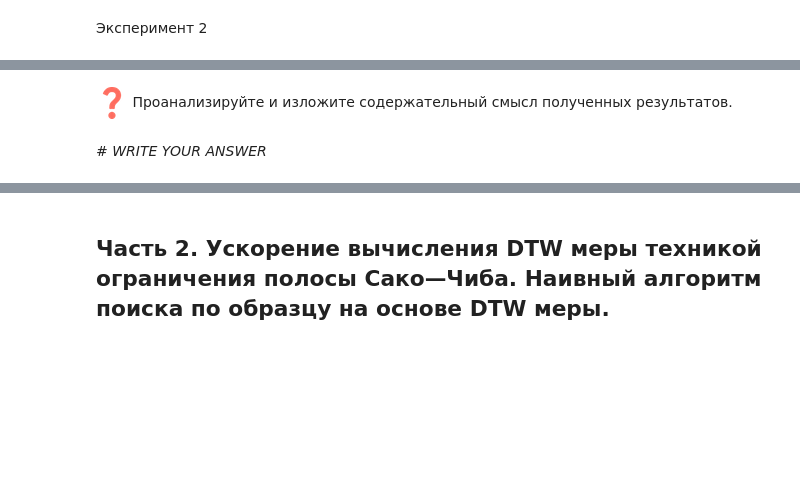
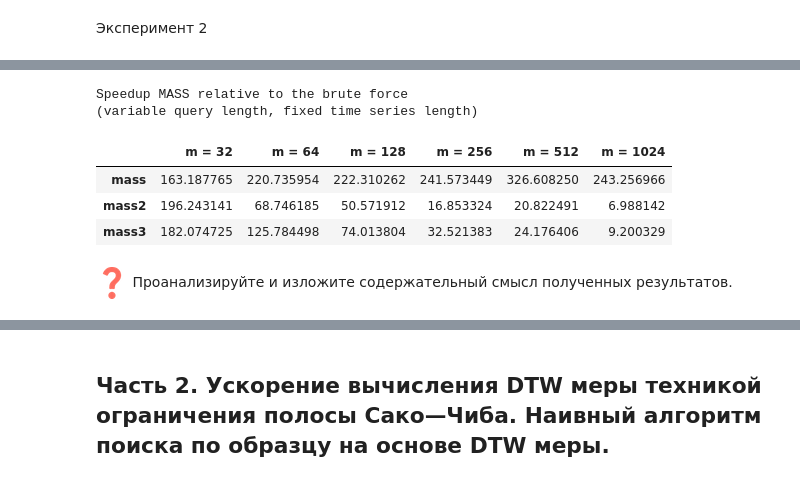
Before and after one commit to evgenkot/2025-Raschupkin-TimeSeriesCourse, a Jupyter notebook: practice/02 Similarity search/02 Similarity search.ipynb, the cells around one changed output, grey strips where cells are left out. Cells and saved outputs as stored; diff of their text form; code cells hidden in the pictures; blank space fills up the shorter version.

```diff
--- a/practice/02 Similarity search/02 Similarity search.ipynb
+++ b/practice/02 Similarity search/02 Similarity search.ipynb
@@ -237,4 +288,19 @@ exp2_data = {
     'query': dict.fromkeys(map(str, m_list), [])
 }
 
-# INSERT YOUR CODE
+for sm2_m in m_list:
+    sm2_ts_array = np.random.rand(n)
+    sm2_query_array = np.random.rand(sm2_m)
+    exp2_data['ts'][str(n)] = sm2_ts_array
+    exp2_data['query'][str(sm2_m)] = sm2_query_array
+
+
+sm2_exp_results = {}
+for sm_algorithm in algorithms:
+    sm2_exp_results[sm_algorithm] = run_experiment(
+        algorithm=sm_algorithm,
+        task='distance_profile',
+        data=exp2_data,
+        exp_params=exp2_params,
+        alg_params=algorithms_params[sm_algorithm],
+    )
@@ -245,12 +311,25 @@ comparison_param = np.array(algorithms)
 # %%
-tab_index = algorithms[1:]
-tab_columns = [f"m = {m}" for m in m_list]
-tab_title = "Speedup MASS relative to the brute force <br> (variable query length, fixed time series length)"
+sm2_t_bf = sm2_exp_results['brute_force']
 
-# INSERT YOUR CODE
+sm2_tab_index = algorithms[1:]
+sm2_tab_columns = [f"m = {sm2_m}" for sm2_m in m_list]
+sm2_tab_title = "Speedup MASS relative to the brute force <br> (variable query length, fixed time series length)"
+
+sm2_speedups = []
+for sm_algorithm in algorithms[1:]:
+    sm2_t_mass = sm2_exp_results[sm_algorithm]
+    sp = calculate_speedup(sm2_t_bf, sm2_t_mass)
+    sm2_speedups.append(sp)
+
+visualize_table_speedup(np.array(sm2_speedups), sm2_tab_index, sm2_tab_columns, sm2_tab_title)
+# %% [output]
+Speedup MASS relative to the brute force
+(variable query length, fixed time series length)
+|  | m = 32 | m = 64 | m = 128 | m = 256 | m = 512 | m = 1024 |
+| mass | 163.187765 | 220.735954 | 222.310262 | 241.573449 | 326.608250 | 243.256966 |
+| mass2 | 196.243141 | 68.746185 | 50.571912 | 16.853324 | 20.822491 | 6.988142 |
+| mass3 | 182.074725 | 125.784498 | 74.013804 | 32.521383 | 24.176406 | 9.200329 |
 # %% [markdown]
 ![equation.png](embedded-picture-1)
 Проанализируйте и изложите содержательный смысл полученных
 результатов.
-# %% [markdown]
-*# WRITE YOUR ANSWER*
```
Also changed, not shown: parts of 24 cells of this notebook.
